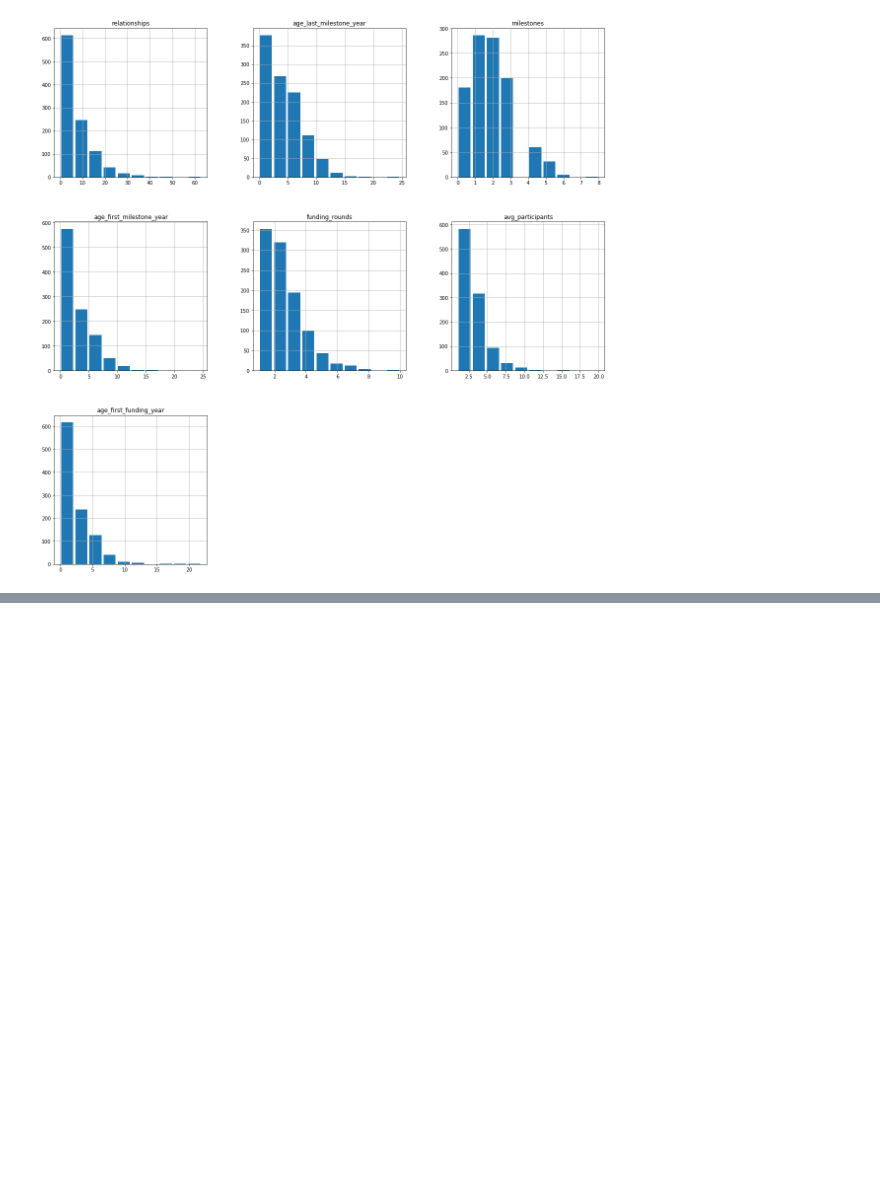
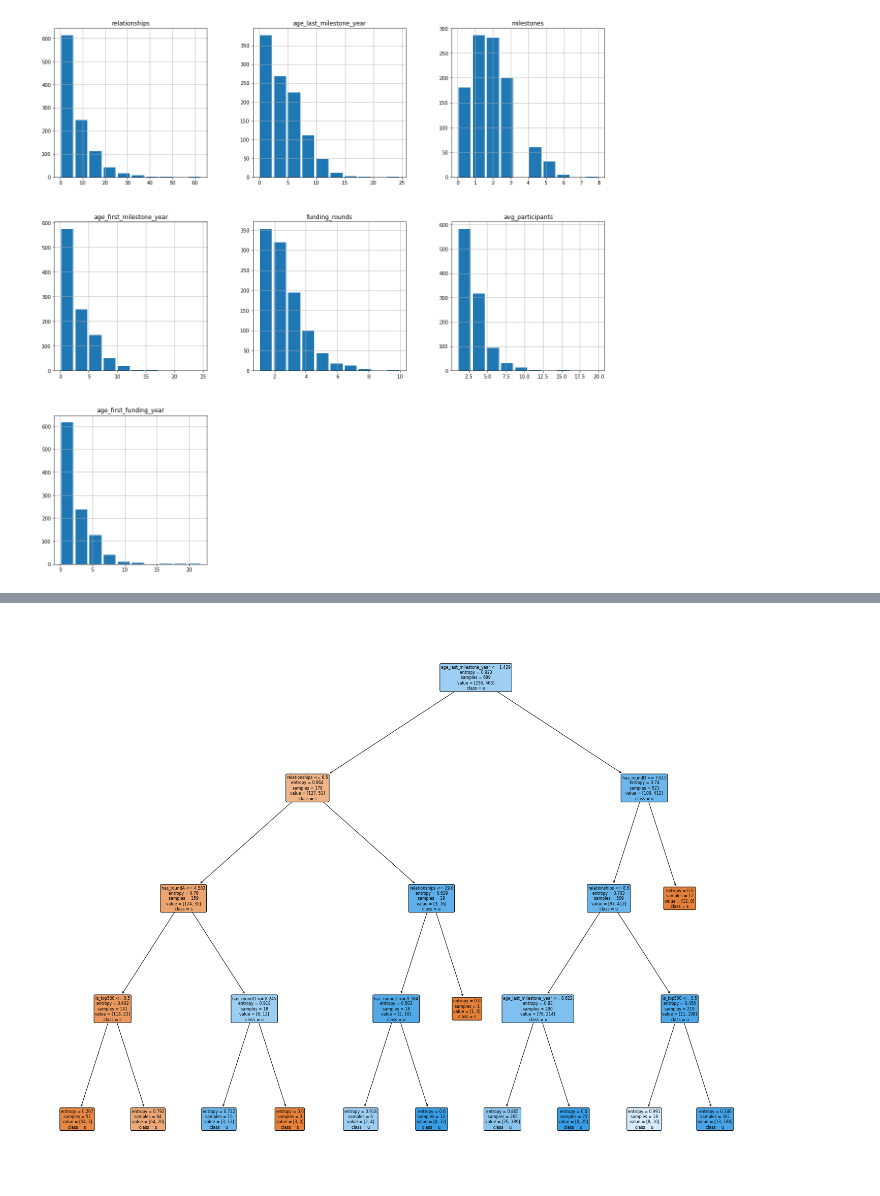
Before and after one commit to szeremetakasia/pythonProject2, a Jupyter notebook: Final Project.ipynb, the cells around one changed output, grey strips where cells are left out. Cells and saved outputs as stored; diff of their text form; code cells hidden in the pictures; blank space fills up the shorter version.

```diff
--- a/Final Project.ipynb
+++ b/Final Project.ipynb
@@ -222,0 +288,13 @@ Accuracy: 0.7739130434782608
+# %%
+from sklearn import tree
+
+fig = plt.figure(figsize=(25,20))
+_ = tree.plot_tree(dtc,
+          feature_names = feature_names,
+          class_names = target_names,
+          filled = True,
+          rounded = True)
+
+plt.savefig('tree_visualization.png')
+# %% [output]
+[figure, added]
```
Also changed, not shown: parts of 10 cells of this notebook.
